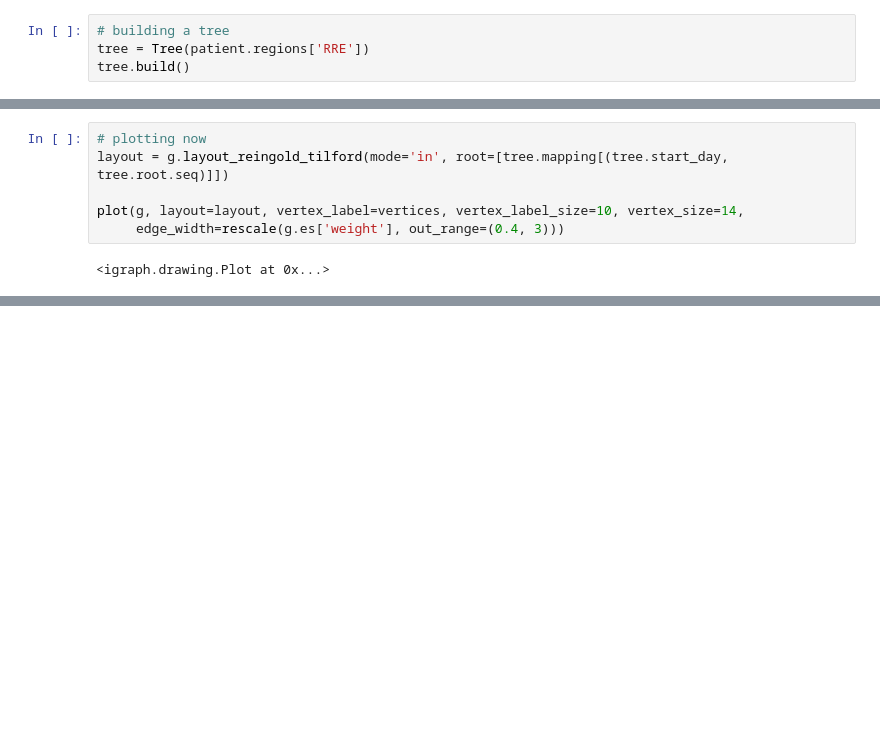
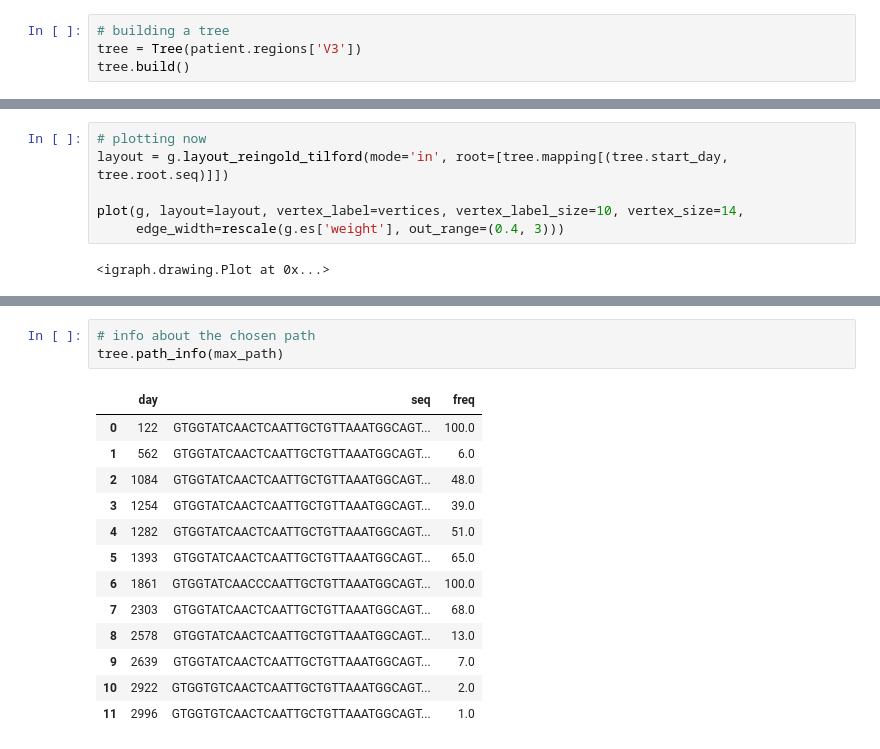
Before and after one commit to tsvvas/hiv_project, a Jupyter notebook: daily_evolution_tree.ipynb, the cells around one changed output, grey strips where cells are left out. Drawn from its saved outputs; the diff is of its cells as text; blank space fills up the shorter version.

Commit message:
Added chosen path info, all paths to the last day print

```diff
--- a/daily_evolution_tree.ipynb
+++ b/daily_evolution_tree.ipynb
@@ -32,7 +32,7 @@ No haplotype for patient p1 for region p6
 No haplotype for patient p1 for region p7
 # %%
 # building a tree
-tree = Tree(patient.regions['RRE'])
+tree = Tree(patient.regions['V3'])
 tree.build()
 # %%
 # starting to plot the tree
@@ -79,0 +85,17 @@ plot(g, layout=layout, vertex_label=vertices, vertex_label_size=10, vertex_size=
+# %%
+# info about the chosen path
+tree.path_info(max_path)
+# %% [output]
+|  | day | seq | freq |
+| 0 | 122 | GTGGTATCAACTCAATTGCTGTTAAATGGCAGT... | 100.0 |
+| 1 | 562 | GTGGTATCAACTCAATTGCTGTTAAATGGCAGT... | 6.0 |
+| 2 | 1084 | GTGGTATCAACTCAATTGCTGTTAAATGGCAGT... | 48.0 |
+| 3 | 1254 | GTGGTATCAACTCAATTGCTGTTAAATGGCAGT... | 39.0 |
+| 4 | 1282 | GTGGTATCAACTCAATTGCTGTTAAATGGCAGT... | 51.0 |
+| 5 | 1393 | GTGGTATCAACTCAATTGCTGTTAAATGGCAGT... | 65.0 |
+| 6 | 1861 | GTGGTATCAACCCAATTGCTGTTAAATGGCAGT... | 100.0 |
+| 7 | 2303 | GTGGTATCAACTCAATTGCTGTTAAATGGCAGT... | 68.0 |
+| 8 | 2578 | GTGGTATCAACTCAATTGCTGTTAAATGGCAGT... | 13.0 |
+| 9 | 2639 | GTGGTATCAACTCAATTGCTGTTAAATGGCAGT... | 7.0 |
+| 10 | 2922 | GTGGTGTCAACTCAATTGCTGTTAAATGGCAGT... | 2.0 |
+| 11 | 2996 | GTGGTGTCAACTCAATTGCTGTTAAATGGCAGT... | 1.0 |
```
Also changed, not shown: parts of 3 cells of this notebook, 2 other files.
